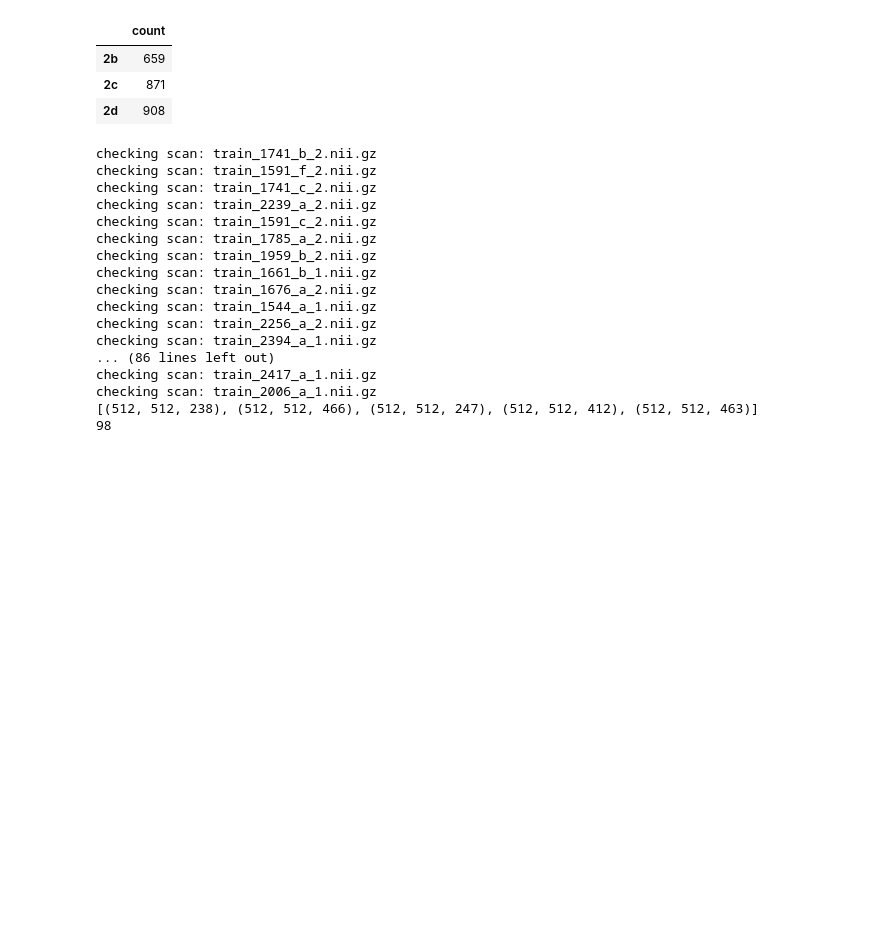
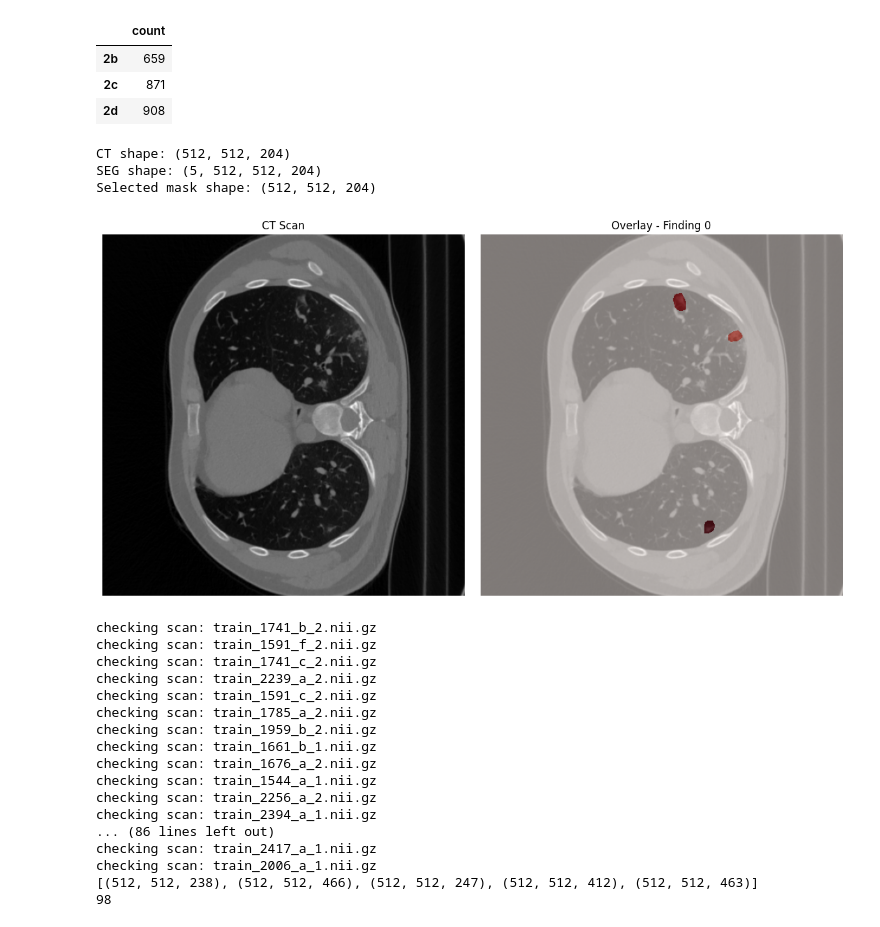
Before and after one commit to ckekula/fyp-3d-ct, a Jupyter notebook: models/eda.ipynb, the cells around one changed output. Cells and saved outputs as stored; diff of their text form; code cells hidden in the pictures; blank space fills up the shorter version.

Commit message:
visualize rex mask

```diff
--- a/models/eda.ipynb
+++ b/models/eda.ipynb
@@ -405,6 +405,57 @@ shortlisted_category_df
 | 2b | 659 |
 | 2c | 871 |
 | 2d | 908 |
+# %%
+import nibabel as nib
+import numpy as np
+import matplotlib.pyplot as plt
+
+demo_ct_path = "/home/chest_ct/code/data/data_volumes/dataset/train_fixed/train_12991/train_12991_a/train_12991_a_1.nii.gz"
+demo_segmentation_path = "/home/chest_ct/code/data/segmentations/segmentations/train_12991_a_1.nii.gz"
+
+# Load data
+ct_data = nib.load(demo_ct_path).get_fdata()
+seg_data = nib.load(demo_segmentation_path).get_fdata()
+
+print("CT shape:", ct_data.shape)
+print("SEG shape:", seg_data.shape)
+
+# Select a finding/channel
+finding_idx = 0
+seg_mask = seg_data[finding_idx]
+
+print("Selected mask shape:", seg_mask.shape)
+
+# Find slices containing the segmentation
+seg_slices = np.where(seg_mask.sum(axis=(0, 1)) > 0)[0]
+
+if len(seg_slices) == 0:
+    raise ValueError("No segmentation found for this finding")
+
+# Middle slice containing lesion
+middle_slice = seg_slices[len(seg_slices) // 2]
+
+# Plot
+plt.figure(figsize=(12, 6))
+
+plt.subplot(1, 2, 1)
+plt.imshow(ct_data[:, :, middle_slice], cmap="gray")
+plt.title("CT Scan")
+plt.axis("off")
+
+plt.subplot(1, 2, 2)
+plt.imshow(ct_data[:, :, middle_slice], cmap="gray")
+plt.imshow(seg_mask[:, :, middle_slice], cmap="Reds", alpha=0.5)
+plt.title(f"Overlay - Finding {finding_idx}")
+plt.axis("off")
+
+plt.tight_layout()
+plt.show()
+# %% [output]
+CT shape: (512, 512, 204)
+SEG shape: (5, 512, 512, 204)
+Selected mask shape: (512, 512, 204)
+[figure, added]
 # %%
 # find the dimensions of the scans in the shortlisted categories
 scan_dimensions = []
```
Also changed, not shown: parts of 10 cells of this notebook.
